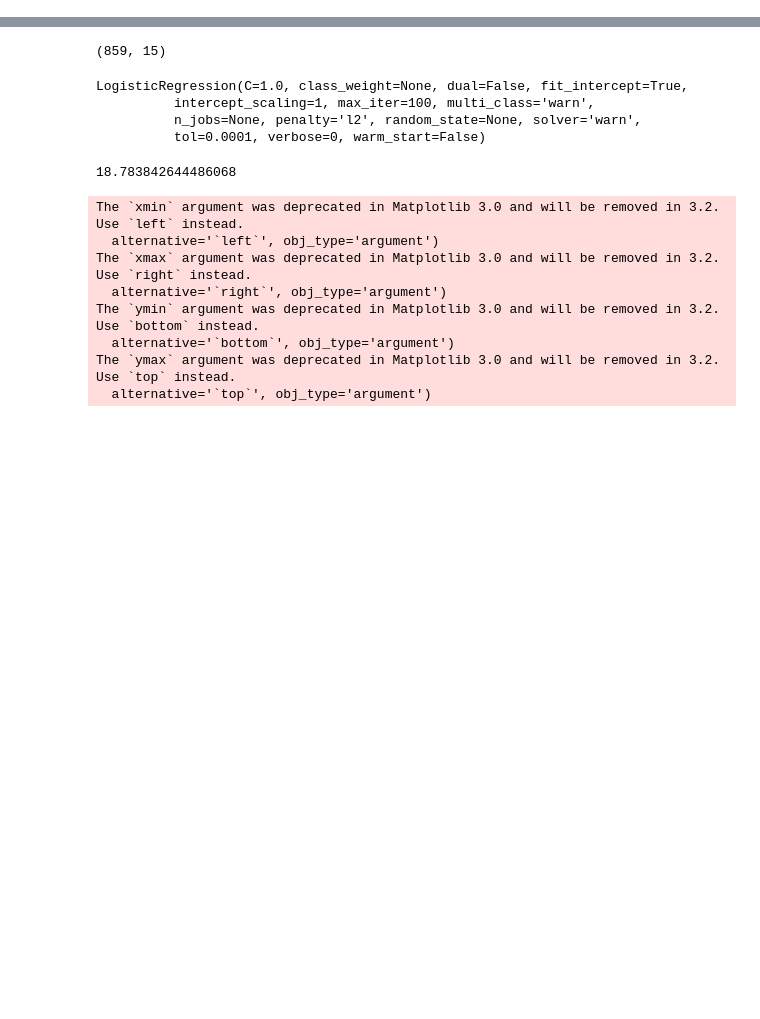
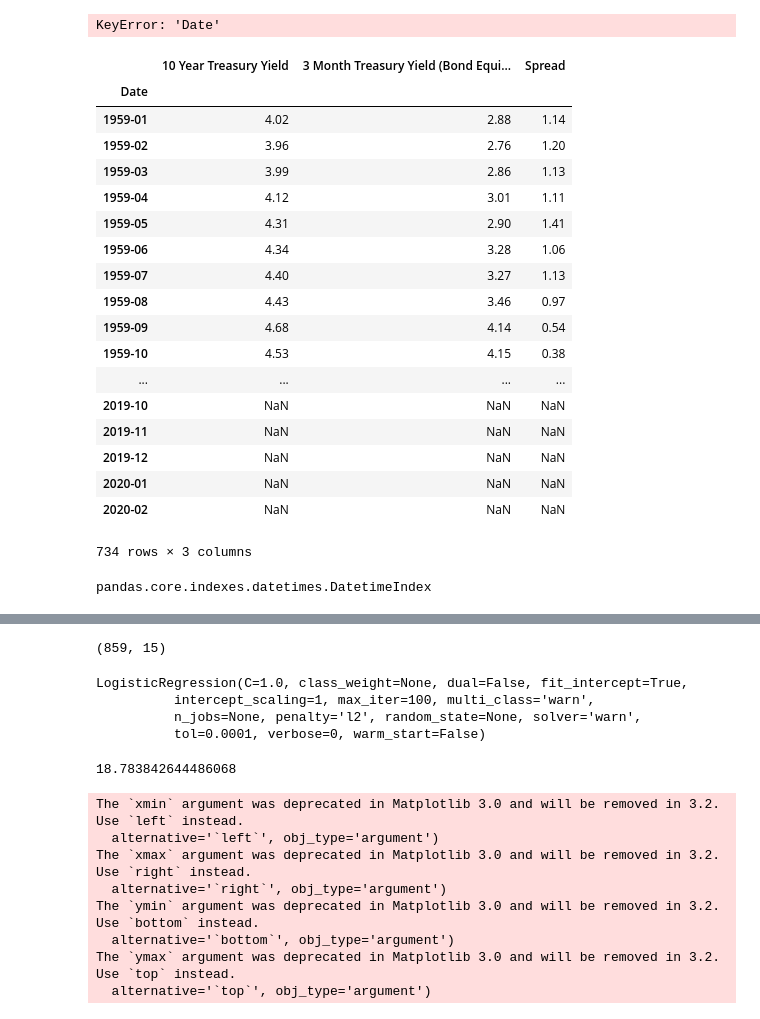
Before and after one commit to sandroclark/recession_predictor, a Jupyter notebook: data_pull.ipynb, the cells around one changed output, grey strips where cells are left out. Drawn from its saved outputs; the diff is of its cells as text; code cells hidden in the pictures; blank space fills up the shorter version.

```diff
--- a/data_pull.ipynb
+++ b/data_pull.ipynb
@@ -63,0 +76,2 @@ pandas.core.indexes.datetimes.DatetimeIndex
+# %%
+yields['Date'] = pd.to_datetime(yields['Date'])
@@ -63,0 +89,4 @@ pandas.core.indexes.datetimes.DatetimeIndex
+# %%
+yields = yields.set_index('Date')
+# %% [output]
+KeyError: 'Date'
@@ -64,3 +95,31 @@ pandas.core.indexes.datetimes.DatetimeIndex
+# %%
+yields
+# %% [output]
+|  | 10 Year Treasury Yield | 3 Month Treasury Yield (Bond Equi... | Spread |
+| Date |  |  |  |
+| 1959-01 | 4.02 | 2.88 | 1.14 |
+| 1959-02 | 3.96 | 2.76 | 1.20 |
+| 1959-03 | 3.99 | 2.86 | 1.13 |
+| 1959-04 | 4.12 | 3.01 | 1.11 |
+| 1959-05 | 4.31 | 2.90 | 1.41 |
+| 1959-06 | 4.34 | 3.28 | 1.06 |
+| 1959-07 | 4.40 | 3.27 | 1.13 |
+| 1959-08 | 4.43 | 3.46 | 0.97 |
+| 1959-09 | 4.68 | 4.14 | 0.54 |
+| 1959-10 | 4.53 | 4.15 | 0.38 |
+| ... | ... | ... | ... |
+| 2019-10 | NaN | NaN | NaN |
+| 2019-11 | NaN | NaN | NaN |
+| 2019-12 | NaN | NaN | NaN |
+| 2020-01 | NaN | NaN | NaN |
+| 2020-02 | NaN | NaN | NaN |
+734 rows × 3 columns
+# %%
+## back to working on the general data
+
+type(dataset.index)
+# %% [output]
+pandas.core.indexes.datetimes.DatetimeIndex
 # %%
 dataset.index = dataset.index.strftime('%Y-%m') #converting the datetime index to Y/M so it is collapsable
 # %%
```
Also changed, not shown: parts of 17 cells of this notebook, 3 other files.
